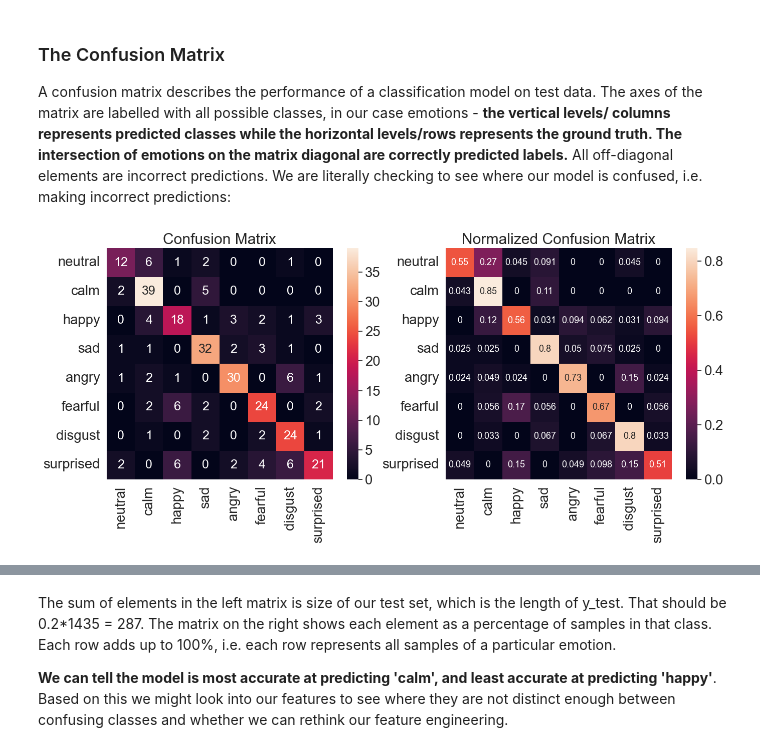
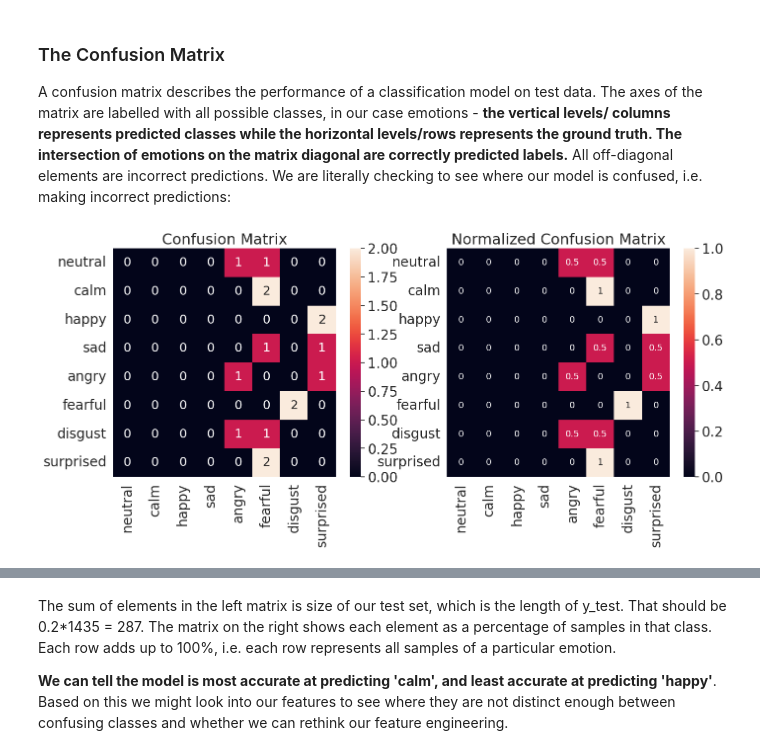
Before and after one commit to w3nnn/Week4-NeuralNetworks, a Jupyter notebook: Week4_Lab_Neural_Networks.ipynb, the cells around one changed output, grey strips where cells are left out. Saved outputs shown, nothing was run; the diff lists cells and outputs as text; code cells hidden in the pictures.

```diff
--- a/Week4_Lab_Neural_Networks.ipynb
+++ b/Week4_Lab_Neural_Networks.ipynb
@@ -217,6 +225,9 @@ Once saved you only need to load them later by running the cell below, and **ski
 # %%
 features=pd.read_csv('featuresRavdess.csv',index_col=0)
 emotions=pd.read_csv('emotionsRavdess.csv',index_col=0)
+# %%
+myfeatures=pd.read_csv('myfeaturesRavdess.csv',index_col=0)
+myemotions=pd.read_csv('myemotionsRavdess.csv',index_col=0)
 # %% [markdown]
 Let's see what the features we extracted look like:
 # %%
@@ -606,33 +640,33 @@ from sklearn.metrics import confusion_matrix
 import seaborn as sn # I like seaborn's confusion matrix over sklearn's default
 
 # get predictions on test set
-test_emotion_predictions = model.predict(X_test)
-test_emotion_groundtruth = y_test
+test_emotion_predictions = model.predict(myfeatures)
+test_emotion_groundtruth = myemotions
 
 # set labels for matrix axes from emotions
 emotion_list =['neutral','calm','happy','sad','angry','fearful','disgust','surprised']
 emotion_name = [emotion for emotion in emotion_list]
 
 # build confusion matrix and normalized confusion matrix
 conf_matrix = confusion_matrix(test_emotion_groundtruth, test_emotion_predictions, labels=emotion_list)
 conf_matrix_norm = confusion_matrix(test_emotion_groundtruth, test_emotion_predictions,normalize='true', labels=emotion_list)
 
 
 
 # make a confusion matrix with labels using a DataFrame
 confmatrix_df = pd.DataFrame(conf_matrix, index=emotion_name, columns=emotion_name)
 confmatrix_df_norm = pd.DataFrame(conf_matrix_norm, index=emotion_name, columns=emotion_name)
 
 # plot confusion matrices
 plt.figure(figsize=(16,6))
 sn.set(font_scale=1.8) # emotion label and title size
 plt.subplot(1,2,1)
 plt.title('Confusion Matrix')
 sn.heatmap(confmatrix_df, annot=True, annot_kws={"size": 18}) #annot_kws is value font
 plt.subplot(1,2,2)
 plt.title('Normalized Confusion Matrix')
 sn.heatmap(confmatrix_df_norm, annot=True, annot_kws={"size": 13}) #annot_kws is value font
 
 plt.show()
 # %% [output]
-[figure, old version]
+[figure, new version]
```
Also changed, not shown: parts of 20 cells of this notebook.
